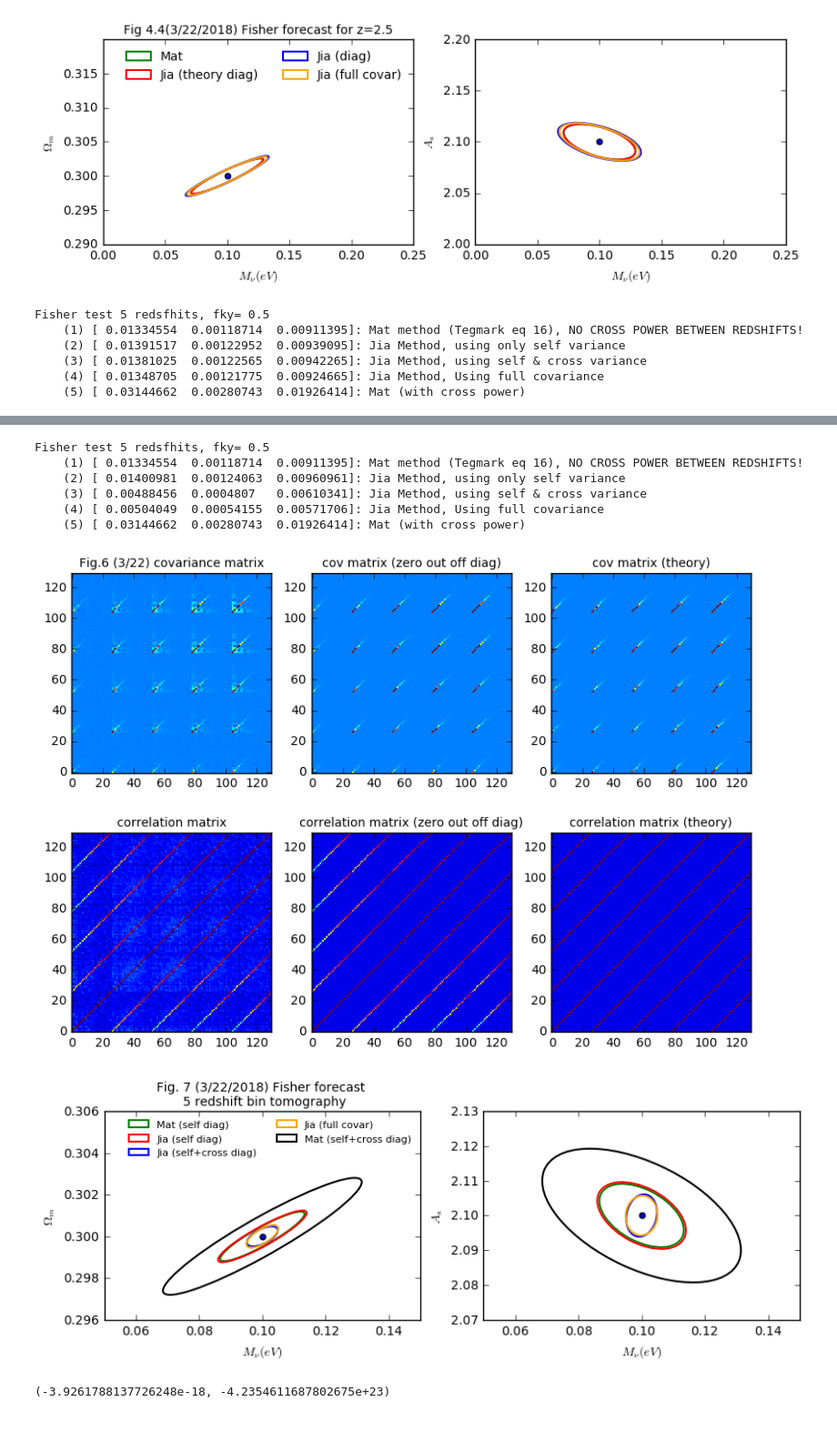
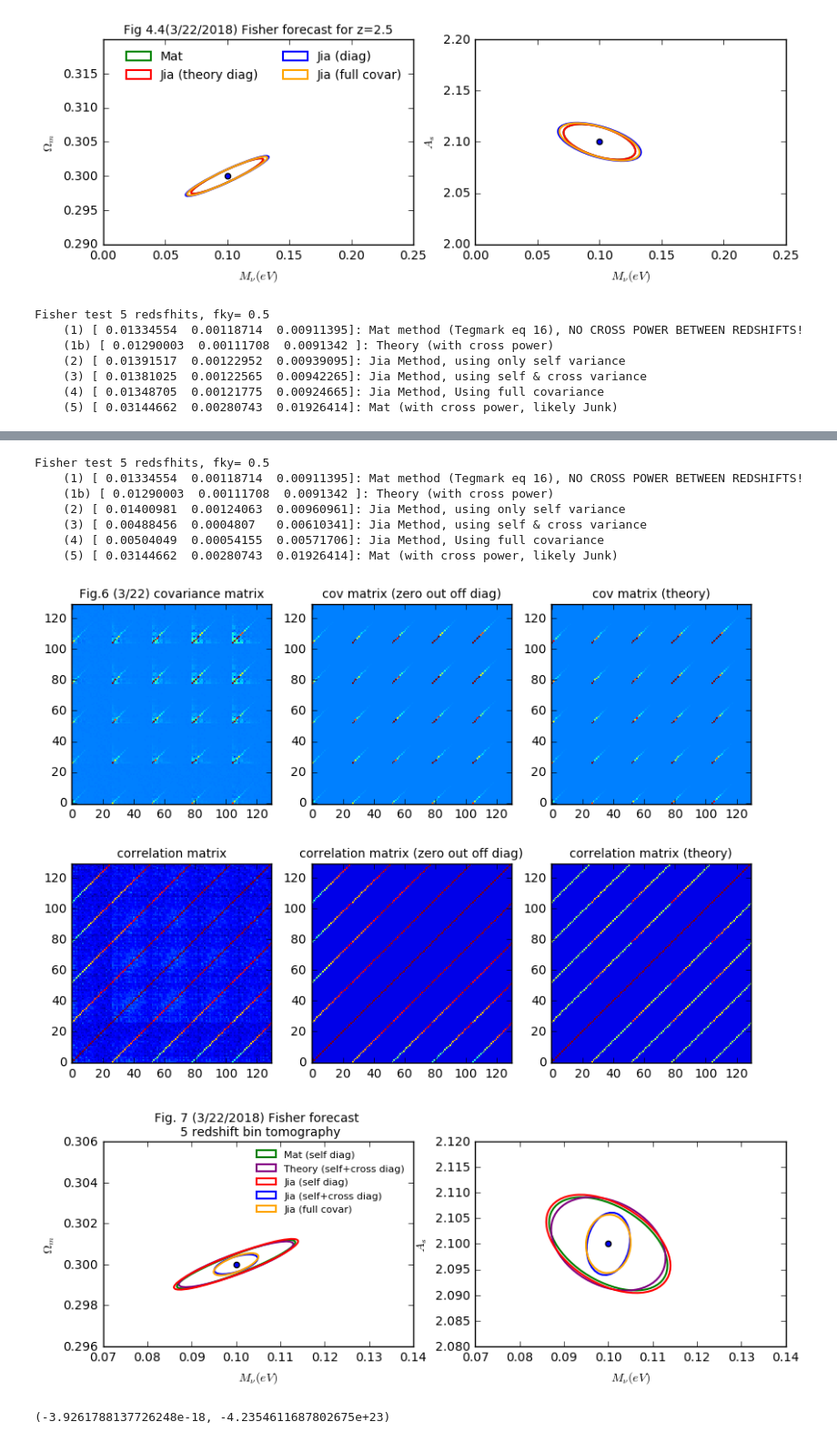
Before and after one commit to liuxx479/fisher, a Jupyter notebook: fisher.ipynb, the cells around one changed output, grey strips where cells are left out. Shown at 91% size. Cells and saved outputs as stored; diff of their text form; code cells hidden in the pictures.

Commit message:
add theory with cross power term

```diff
--- a/fisher.ipynb
+++ b/fisher.ipynb
@@ -389,11 +389,16 @@ Fisher test 1 redsfhit (z=0.5), only 1 derivative dCell/dMnu, fky= 0.5
     (3) [ 0.03344196  0.00294509  0.01858638]: Jia Method, using simulation variance
     (4) [ 0.03228967  0.0028439   0.01818727]: Jia Method, Using full covariance
 [figure]
+# %%
+ngal_arr = array([8.83154075745,13.2459963296,11.1471697714,7.3641882868,4.26106360488])
+Clnn =  array([0.35**2 / ngal / 1.18e7 for ngal in ngal_arr])
 # %%
 ###### now move on to 5 redshifts
 copyarray = lambda x, times: repeat(x.reshape(1,-1),times,axis=0).flatten()
 #ps_fidu = array([load('powerspectrum_noisy/%s_PS_50_z%02d.npy'%(fidu_cosmo,iz*10))[1:]  for iz in z_source])
 ps_fidu_10k = array([load('powerspectrum_cov/%s_PS_50_z%02d_cov.npy'%(fidu_cosmo,iz*10))[int(iz*2000):int((iz+0.5)*2000)]  for iz in z_source])
+psxes = load('pscrosses.npy')
+psxes[diag_indices(5)] += Clnn.reshape(5,-1)
 
 ifig=5
 for ips in [ps_fidu_10k, ps_fidu]:
@@ -415,13 +420,14 @@ for ips in [ps_fidu_10k, ps_fidu]:
         for k in arange(5):
             for i in arange(Nl):
                 Cov5_diag [j*Nl+i,k*Nl+i] = Cov5[j*Nl+i,k*Nl+i]
-                Cov5_diagT[j*Nl+i,k*Nl+i] = 2/((2*ellF[i]+1)*fsim*dell[i])*Cl5[j,i]*Cl5[k,i]
+                #Cov5_diagT[j*Nl+i,k*Nl+i] = 2/((2*ellF[i]+1)*fsim*dell[i])*Cl5[j,i]*Cl5[k,i]
+                Cov5_diagT[j*Nl+i,k*Nl+i] = 1/((2*ellF[i]+1)*fsim*dell[i])*(Cl5[j,i]*Cl5[k,i]+psxes[j,k,i]*psxes[k,j,i])
 
     ## (2) inverse covariance matrix
     Cov5I = mat(Cov5).I
     Cov5diagI = mat(Cov5_diag).I
     Cov5diag1I = mat(Cov5_diag1).I
-    #Cov5diagTI = mat(Cov5_diagT).I
+    Cov5diagTI = mat(Cov5_diagT).I
 
     ## (3) Fisher matrices
     F_mat = zeros(shape=(3,3))
@@ -441,20 +447,21 @@ for ips in [ps_fidu_10k, ps_fidu]:
                 #F_mat [i,j] +=  sum(iweight*dA[:,k]*dB[:,k]/Cl5[:,k]**2)
             F_mat [i,j] = sum(weightmat5 * dAf * dBf / Cl5f**2)
             Mij = mat(dAf).T*mat(dBf) + mat(dBf).T*mat(dAf)
-            #F_jiadiagT [i,j]= 0.5*trace(CovdiagTI*Mij)
+            F_jiadiagT [i,j]= 0.5*trace(Cov5diagTI*Mij)
             F_jiadiag [i,j]= 0.5*trace(Cov5diagI*Mij)
             F_jiadiag1 [i,j]= 0.5*trace(Cov5diag1I*Mij)
             F_jiafull [i,j]= 0.5*trace(Cov5I* Mij)
 
-    Flist5 = array( [F_mat, F_jiadiag1, F_jiadiag, F_jiafull, F_mat_cross]) / (12.5/2e4)
+    Flist5 = array( [F_mat, F_jiadiagT, F_jiadiag1, F_jiadiag, F_jiafull, F_mat_cross]) / (12.5/2e4)
     Ferr5_out = ([Ferr(imat) for imat in Flist5])
     print '''Fisher test 5 redsfhits, fky= 0.5
     (1) %s: Mat method (Tegmark eq 16), NO CROSS POWER BETWEEN REDSHIFTS!
+    (1b) %s: Theory (with cross power)
     (2) %s: Jia Method, using only self variance
     (3) %s: Jia Method, using self & cross variance
     (4) %s: Jia Method, Using full covariance
-    (5) %s: Mat (with cross power)
-    '''% (Ferr5_out[0], Ferr5_out[1], Ferr5_out[2],Ferr5_out[3],Ferr5_out[4])
+    (5) %s: Mat (with cross power, likely Junk)
+    '''% (Ferr5_out[0], Ferr5_out[1], Ferr5_out[2],Ferr5_out[3],Ferr5_out[4],Ferr5_out[5])
 
     f, ((ax1,ax2, ax3),(ax1b,ax2b, ax3b))=subplots(2,3,figsize=(10,7))
     istd=std(Cov5)
@@ -478,22 +485,23 @@ for ips in [ps_fidu_10k, ps_fidu]:
     ax2.scatter(0.1, 2.1)
 
     jjj=0
-    labels=['Mat (self diag)', 'Jia (self diag)', 'Jia (self+cross diag)', 'Jia (full covar)', 'Mat (self+cross diag)']
-    for iF in Flist5:
-        icolor=['g','r','b','orange','k'][jjj]
+    labels=['Mat (self diag)', 'Theory (self+cross diag)','Jia (self diag)',
+            'Jia (self+cross diag)', 'Jia (full covar)', 'Mat (self+cross diag)']
+    for iF in Flist5[:-1]:
+        icolor=['g','purple','r','b','orange','k'][jjj]
         ilabel=labels[jjj]
         plotEllipse([0.1, 0.3], mat(iF).I[[0,1],:][:,[0,1]] ,icolor,'solid',ilabel,ax1)
         plotEllipse([0.1, 2.1], mat(iF).I[[0,2],:][:,[0,2]] ,icolor,'solid',ilabel,ax2)
         jjj+=1
-    ax1.set_xlim(0.05,0.15)
+    ax1.set_xlim(0.07,0.14)
     ax1.set_ylim(0.296,0.306)
-    ax2.set_xlim(0.05,0.15)
-    ax2.set_ylim(2.07,2.13)
+    ax2.set_xlim(0.07,0.14)
+    ax2.set_ylim(2.08,2.12)
     ax1.set_xlabel(r'$M_\nu(eV)$')
     ax1.set_ylabel(r'$\Omega_m$')
     ax2.set_xlabel(r'$M_\nu(eV)$')
     ax2.set_ylabel(r'$A_s$')
-    ax1.legend(fontsize=8,frameon=0,ncol=2)
+    ax1.legend(fontsize=8,frameon=0,ncol=1)
     ax1.set_title('Fig. %i (3/22/2018) Fisher forecast \n 5 redshift bin tomography'%(ifig+1),fontsize=10)
     show()
 
@@ -501,7 +509,8 @@ for ips in [ps_fidu_10k, ps_fidu]:
 # %% [output]
 Fisher test 5 redsfhits, fky= 0.5
     (1) [ 0.01334554  0.00118714  0.00911395]: Mat method (Tegmark eq 16), NO CROSS POWER BETWEEN REDSHIFTS!
+    (1b) [ 0.01290003  0.00111708  0.0091342 ]: Theory (with cross power)
     (2) [ 0.01391517  0.00122952  0.00939095]: Jia Method, using only self variance
     (3) [ 0.01381025  0.00122565  0.00942265]: Jia Method, using self & cross variance
     (4) [ 0.01348705  0.00121775  0.00924665]: Jia Method, Using full covariance
-    (5) [ 0.03144662  0.00280743  0.01926414]: Mat (with cross power)
+    (5) [ 0.03144662  0.00280743  0.01926414]: Mat (with cross power, likely Junk)
@@ -510,11 +519,12 @@ Fisher test 5 redsfhits, fky= 0.5
 Fisher test 5 redsfhits, fky= 0.5
     (1) [ 0.01334554  0.00118714  0.00911395]: Mat method (Tegmark eq 16), NO CROSS POWER BETWEEN REDSHIFTS!
+    (1b) [ 0.01290003  0.00111708  0.0091342 ]: Theory (with cross power)
     (2) [ 0.01400981  0.00124063  0.00960961]: Jia Method, using only self variance
     (3) [ 0.00488456  0.0004807   0.00610341]: Jia Method, using self & cross variance
     (4) [ 0.00504049  0.00054155  0.00571706]: Jia Method, Using full covariance
-    (5) [ 0.03144662  0.00280743  0.01926414]: Mat (with cross power)
+    (5) [ 0.03144662  0.00280743  0.01926414]: Mat (with cross power, likely Junk)
-[figure, old version]
+[figure, new version]
-[figure, old version]
+[figure, new version]
 # %%
 amin(Cov5),amin(Cov5I)
 # %% [output]
```
Also changed, not shown: parts of 8 cells of this notebook.
